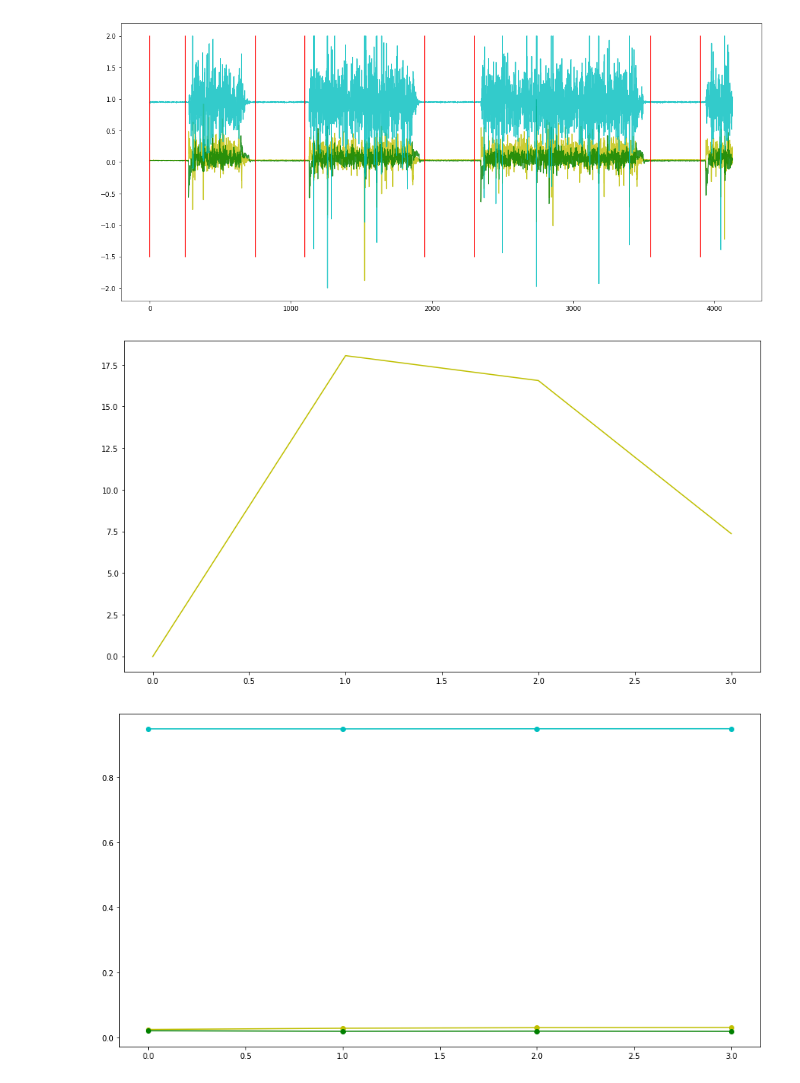
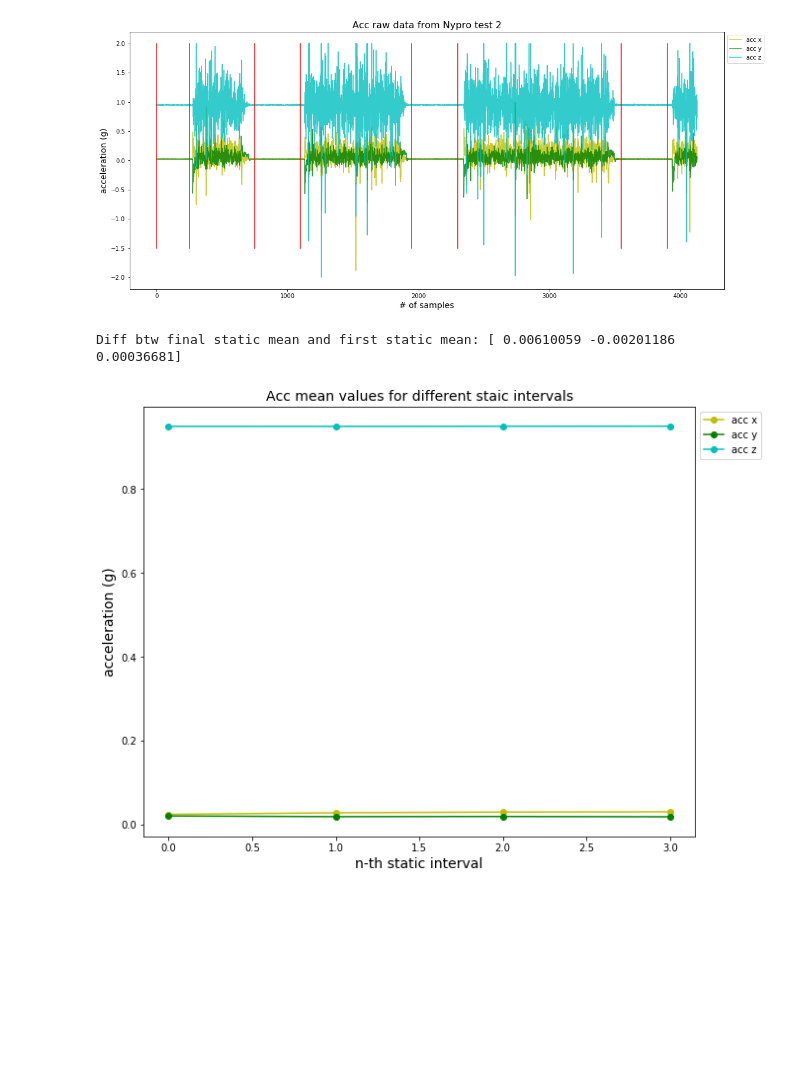
Before and after one commit to PHIL-MQP/phil, a Jupyter notebook: python/notebooks/Field Trip IMU Drift.ipynb, the cells around one changed output. Drawn from its saved outputs; the diff is of its cells as text; code cells hidden in the pictures; blank space fills up the shorter version.

Commit message:
More updates on Field Trip IMU Drift and IMU Drifting Test
analyzed more data, more graphs

```diff
--- a/python/notebooks/Field Trip IMU Drift.ipynb
+++ b/python/notebooks/Field Trip IMU Drift.ipynb
@@ -17,35 +17,39 @@ static_guess = [[0, 250],[750,1100],[1950,2300],[3550,3900]]
 opacity = 0.8
 
 plt.figure(figsize=(18,8))
-plt.title("")
-plt.plot(data[:,0] , c = 'y', alpha = opacity)
-plt.plot(data[:,1] , c = 'g', alpha = opacity)
-plt.plot(data[:,2] , c = 'c', alpha = opacity)
+plt.title("Acc raw data from Nypro test 2", fontsize = 16)
+plt.xlabel("# of samples", fontsize = 14)
+plt.ylabel("acceleration (g)", fontsize = 14)
+plt.plot(data[:,0] , c = 'y', alpha = opacity, label = 'acc x')
+plt.plot(data[:,1] , c = 'g', alpha = opacity, label = 'acc y')
+plt.plot(data[:,2] , c = 'c', alpha = opacity, label = 'acc z')
 for g in static_guess:
     plt.plot([g[0],g[0]],[-1.5,2.0], c = 'r')
     plt.plot([g[1],g[1]],[-1.5,2.0], c = 'r')
+plt.legend(bbox_to_anchor=(1,1))
 plt.show()
 # %% [output]
-[figure, old version]
+[figure, new version]
 # %%
 averages = []
 
 for x in static_guess:
     averages.append(np.mean(data[x[0]: x[1],:], axis = 0))
 
 averages = np.array(averages)
 
-plt.figure(figsize=(15,8))
-plt.title("")
-plt.plot(averages[:,3], c = 'y')
+
+print("Diff btw final static mean and first static mean:", (averages[3]-averages[0])[:3])
+
+plt.figure(figsize=(10,8))
+plt.title("Acc mean values for different staic intervals", fontsize = 14)
+plt.ylabel("acceleration (g)", fontsize = 14)
+plt.xlabel("n-th static interval", fontsize = 14)
+plt.plot(averages[:,0], c = 'y',marker = 'o', label = "acc x")
+plt.plot(averages[:,1], c = 'g', marker = 'o', label = "acc y")
+plt.plot(averages[:,2], c = 'c', marker = 'o', label = "acc z")
+plt.legend(bbox_to_anchor=(1,1))
 plt.show()
-
-plt.figure(figsize=(15,8))
-plt.title("")
-plt.plot(averages[:,0], c = 'y',marker = 'o')
-plt.plot(averages[:,1], c = 'g', marker = 'o')
-plt.plot(averages[:,2], c = 'c', marker = 'o')
-plt.show()
 # %% [output]
+Diff btw final static mean and first static mean: [ 0.00610059 -0.00201186  0.00036681]
-[figure, old version]
+[figure, new version]
-[figure, removed]
```
Also changed, not shown: parts of 3 cells of this notebook, 1 other file.
